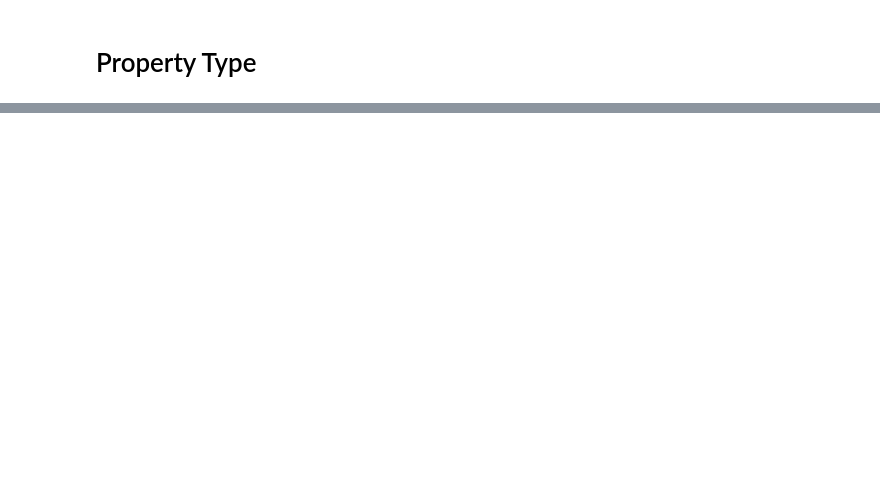
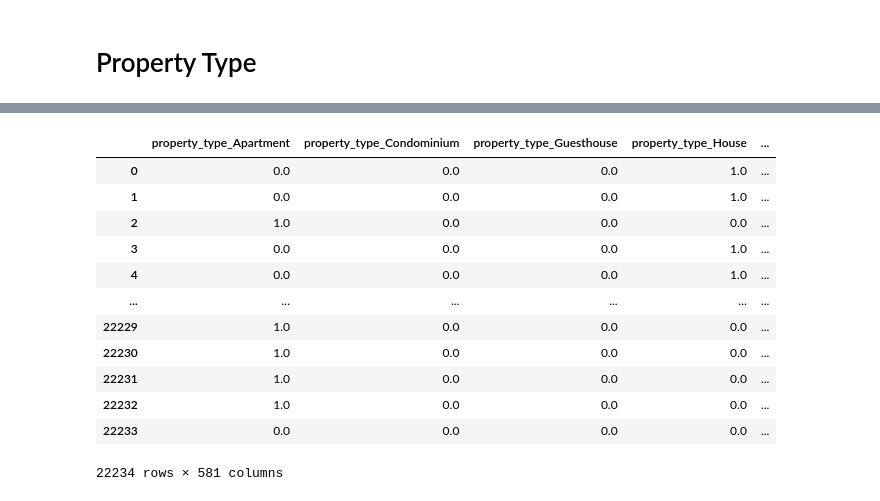
Before and after one commit to patch-me/airbnb-predict, a Jupyter notebook: myProject.ipynb, the cells around one changed output, grey strips where cells are left out. Saved outputs shown, nothing was run; the diff lists cells and outputs as text; code cells hidden in the pictures; blank space fills up the shorter version.

```diff
--- a/myProject.ipynb
+++ b/myProject.ipynb
@@ -538,0 +536,17 @@ data
+# %%
+one_hot_features = pd.DataFrame(X_encoded, columns=categorical_columns)
+one_hot_features
+# %% [output]
+|  | property_type_Apartment | property_type_Condominium | property_type_Guesthouse | property_type_House | ... |
+| 0 | 0.0 | 0.0 | 0.0 | 1.0 | ... |
+| 1 | 0.0 | 0.0 | 0.0 | 1.0 | ... |
+| 2 | 1.0 | 0.0 | 0.0 | 0.0 | ... |
+| 3 | 0.0 | 0.0 | 0.0 | 1.0 | ... |
+| 4 | 0.0 | 0.0 | 0.0 | 1.0 | ... |
+| ... | ... | ... | ... | ... | ... |
+| 22229 | 1.0 | 0.0 | 0.0 | 0.0 | ... |
+| 22230 | 1.0 | 0.0 | 0.0 | 0.0 | ... |
+| 22231 | 1.0 | 0.0 | 0.0 | 0.0 | ... |
+| 22232 | 1.0 | 0.0 | 0.0 | 0.0 | ... |
+| 22233 | 0.0 | 0.0 | 0.0 | 0.0 | ... |
+22234 rows × 581 columns
```
Also changed, not shown: parts of 27 cells of this notebook.
